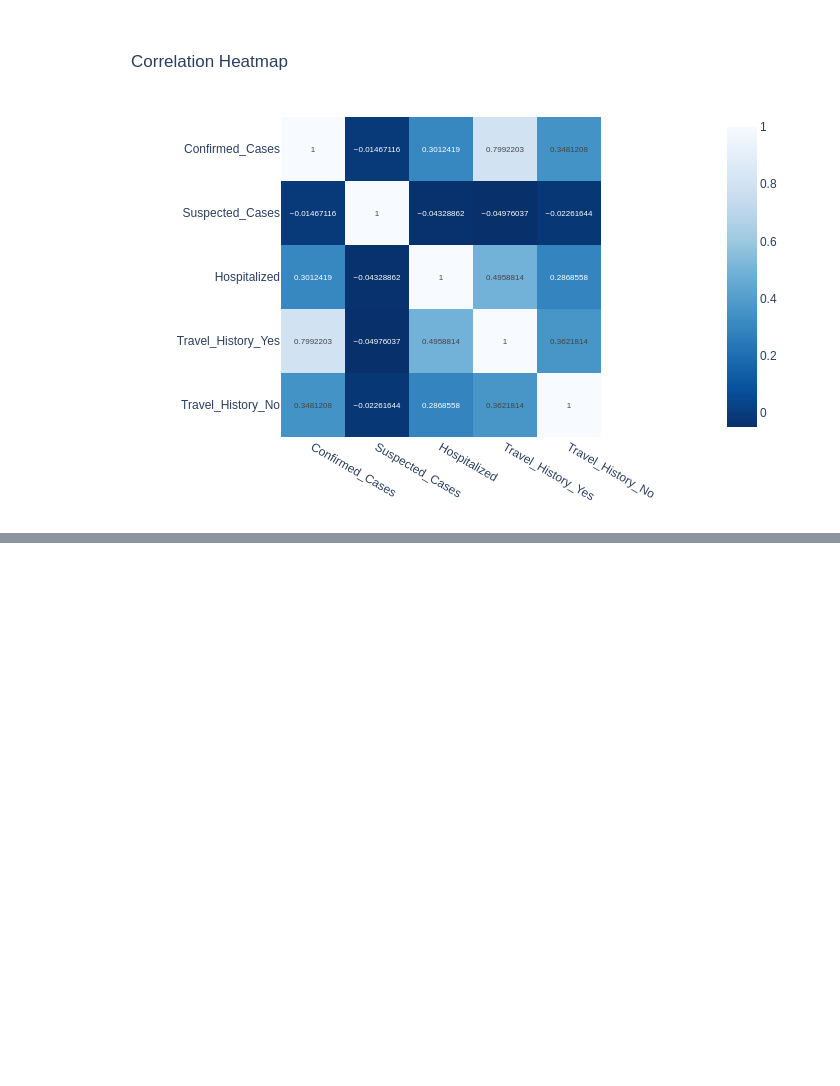
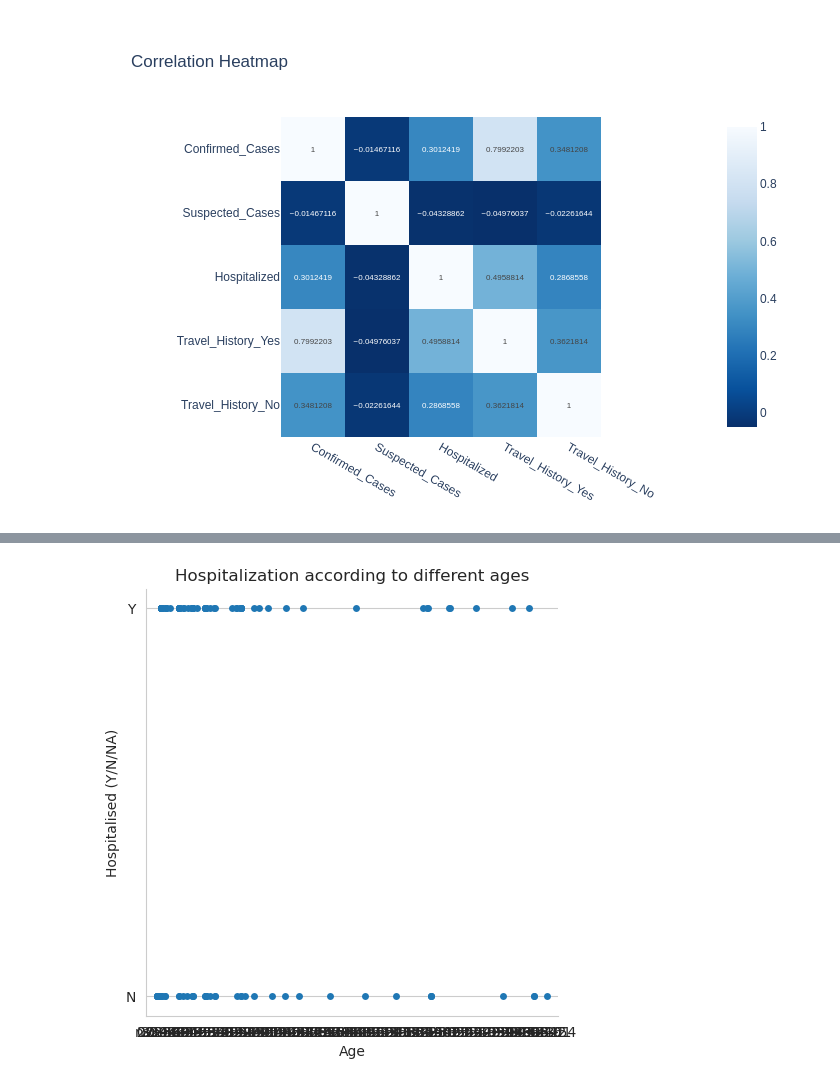
Before and after one commit to vatch123/Monkey-Pox, a Jupyter notebook: EDA_analysis.ipynb, the cells around one changed output, grey strips where cells are left out. Saved outputs shown, nothing was run; the diff lists cells and outputs as text; code cells hidden in the pictures; blank space fills up the shorter version.

```diff
--- a/EDA_analysis.ipynb
+++ b/EDA_analysis.ipynb
@@ -150,0 +162,4 @@ fig.show("png")
+# %%
+hospitalization_vs_age(df_detection_timeline)
+# %% [output]
+[figure, added]
```
Also changed, not shown: parts of 8 cells of this notebook, 4 other files.
